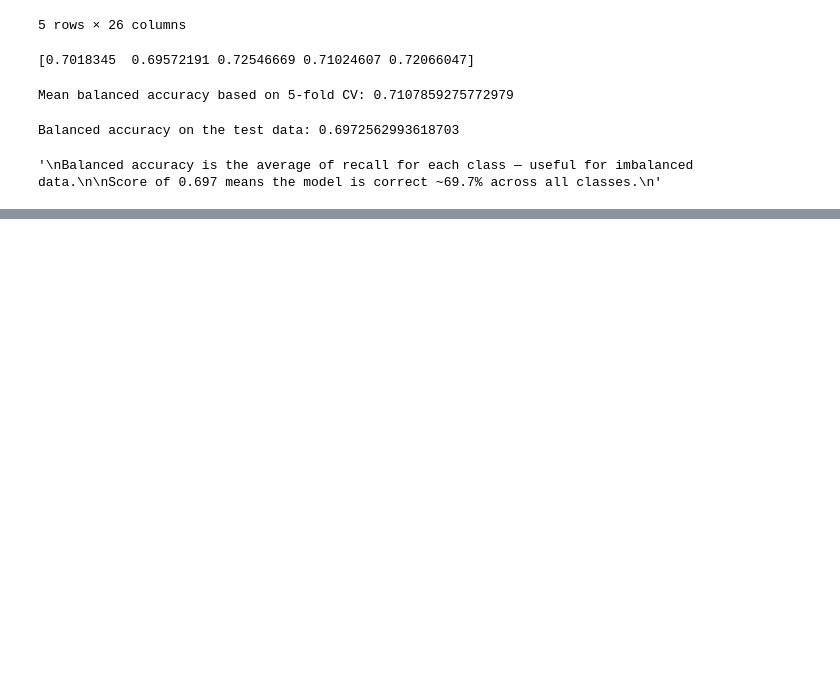
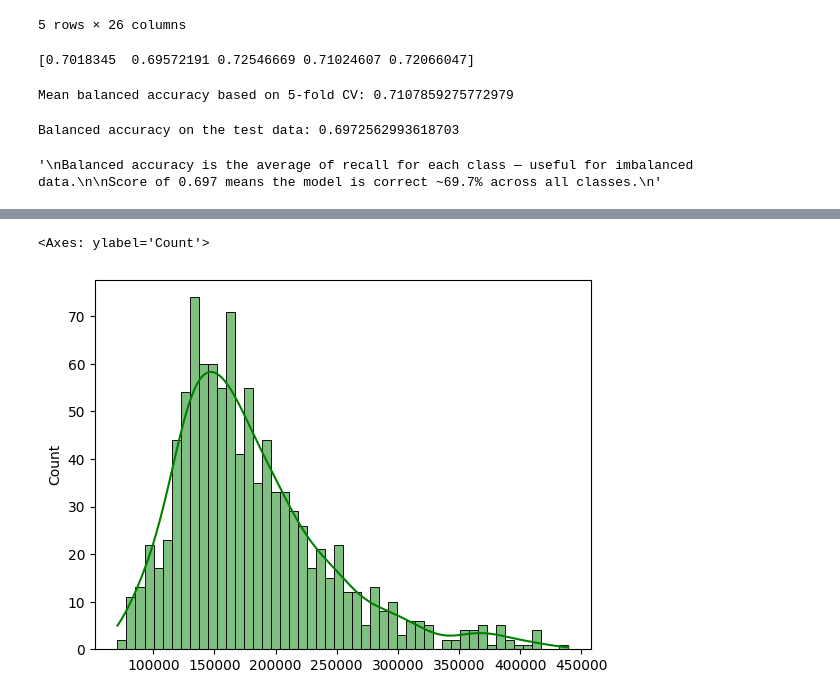
Before and after one commit to Mukhammadkodir27/Advanced_Python, a Jupyter notebook: Machine_Learning/Machine-Learning2.ipynb, the cells around one changed output, grey strips where cells are left out. Saved outputs shown, nothing was run; the diff lists cells and outputs as text; code cells hidden in the pictures; blank space fills up the shorter version.

```diff
--- a/Machine_Learning/Machine-Learning2.ipynb
+++ b/Machine_Learning/Machine-Learning2.ipynb
@@ -826,0 +1055,6 @@ Score of 0.697 means the model is correct ~69.7% across all classes.
+# %%
+with open('data_for_7/houses_prepared_encoded.pkl', 'rb') as f:
+    houses_train_encoded = pickle.load(f)
+    houses_test_encoded = pickle.load(f)
+
+houses_test_encoded.head()
@@ -826,0 +1069,36 @@ Score of 0.697 means the model is correct ~69.7% across all classes.
+# %%
+# for regression problems KNeighborsRegressor() is used
+
+# Its key parameters are analogous to those in the classifier:
+# - n_neighbors: Number of neighbors - default value is 5.
+# - weights: weighting of neighbors in prediction:
+#            'uniform' (all points in the neighborhood have the same weights) - default,
+#            'distance' (points weighted by the inverse distance
+#                       - closer ones have a bigger impact on the result).
+# - p: power value for the Minkowski distance metric.
+
+# for p=1 city distance (Manhattan/city distance)
+# for p=2 Euclidean distance.
+# de facto for any p the Minkowski distance with a power of p is used.
+
+
+# Example application on the 'houses' data
+X_train = houses_train_encoded.drop(columns=['Order', 'PID', 'Sale_Price'])
+y_train = houses_train_encoded['Sale_Price']
+
+X_test = houses_test_encoded.drop(columns=['Order', 'PID', 'Sale_Price'])
+
+# we initialize the KNN algorithm for regression
+knn_houses = KNeighborsRegressor()
+
+# Model fitting
+knn_houses.fit(X_train, y_train)
+
+# prediction
+y_pred = knn_houses.predict(X_test)
+# %%
+# histogram of predicted values
+sns.histplot(y_pred, bins=50, kde=True, color='green')
+# %% [output]
+<Axes: ylabel='Count'>
+[figure, added]
```
Also changed, not shown: parts of 15 cells of this notebook.
